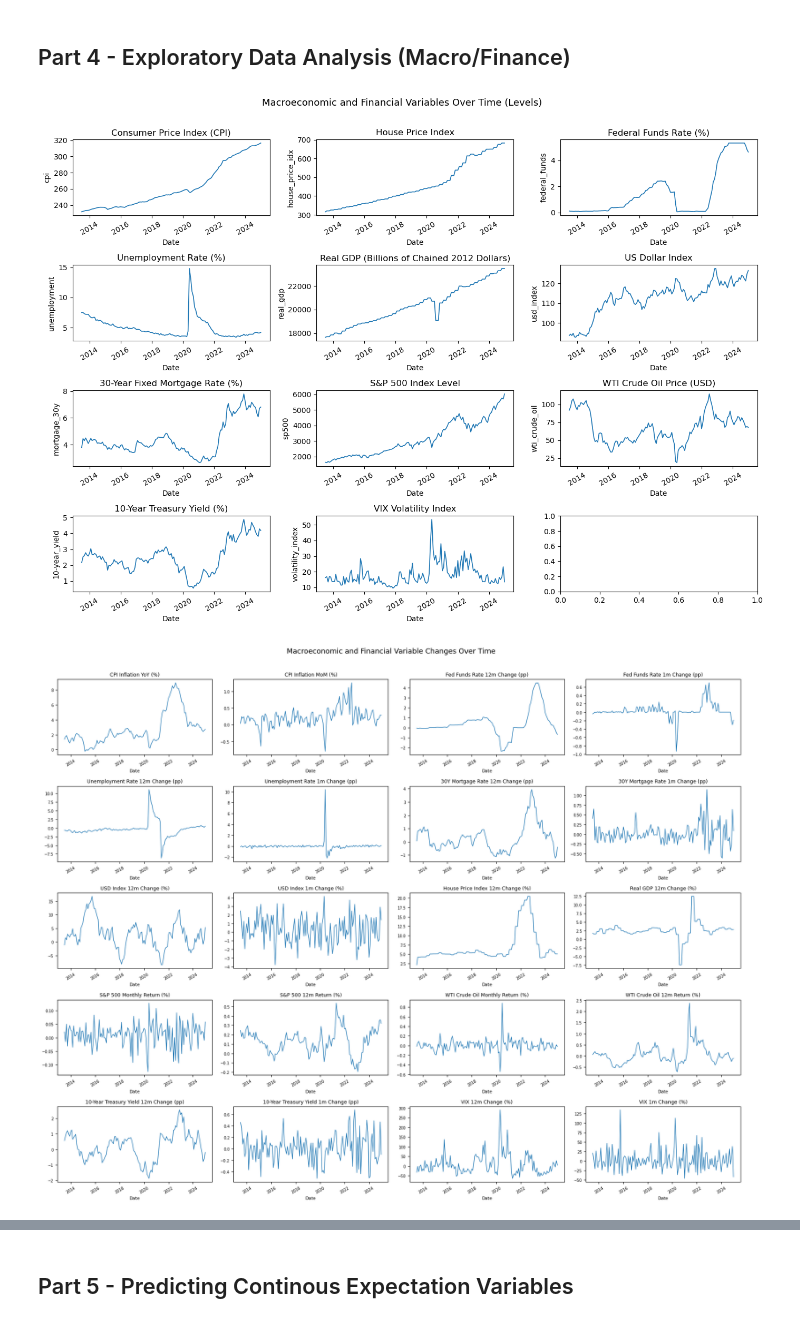
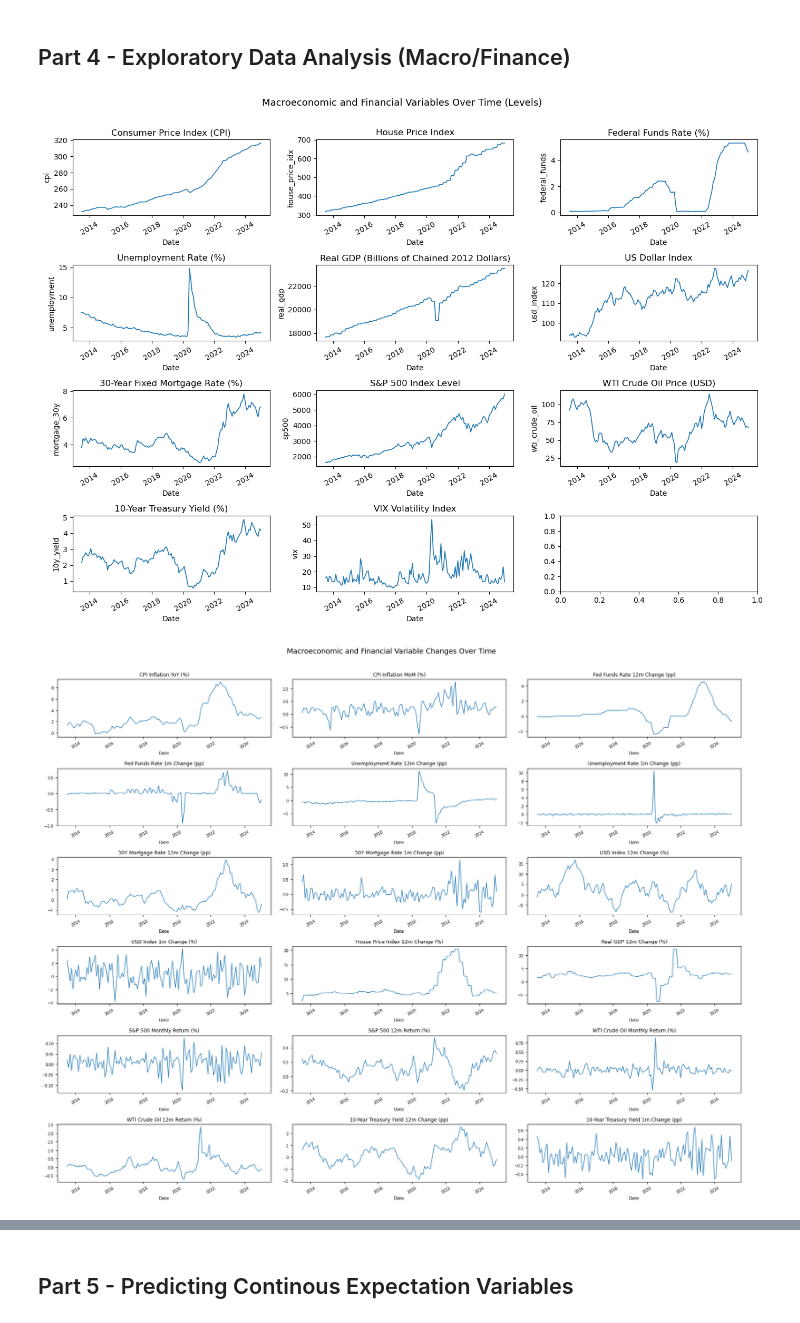
Before and after one commit to MHS17-NHH/FIE463-V26, a Jupyter notebook: data/solution.ipynb, the cells around one changed output, grey strips where cells are left out. Drawn from its saved outputs; the diff is of its cells as text; code cells hidden in the pictures.

```diff
--- a/data/solution.ipynb
+++ b/data/solution.ipynb
@@ -218,3 +219,11 @@ for col, raw in yahoo_series.items():
 
 # Concatenate all monthly resampled dataframes into a single DataFrame
 yahoo_all = pd.concat(yahoo_m, axis=1)
+
+# Limit date range to match the SCE survey period
+yahoo_all = yahoo_all.loc[
+    (yahoo_all.index >= sce["date"].min()) &
+    (yahoo_all.index <= sce["date"].max())
+]
+
+display(yahoo_all.head())
@@ -345,31 +377,27 @@ plt.show()
 [figure]
 # %%
 # Step 2 - Time series plots of the key expectation variables (monthly averages) to visualize trends and cycles
+# Compute monthly means for the expectation variables using the month-end date key (date_me) to group by month
 monthly_means = (
     sce_data
-    .groupby(pd.Grouper(key='date', freq='ME'))[['infl_1y', 'house_price_change', 'prob_unrate_up', 'prob_stocks_up']]
+    .groupby(pd.Grouper(key='date', freq='ME'))[COLS_EXPECTATIONS]
     .mean()
 )
 
+# Create a 2x2 grid of subplots for the expectation variables
 fig, axes = plt.subplots(2, 2, figsize=(14, 8))
 
-ts_vars = [
-    ('infl_1y',           'Expected Inflation (1-year ahead, %)'),
-    ('house_price_change', 'Expected House Price Change (%)'),
-    ('prob_unrate_up',    'Probability Unemployment Goes Up (%)'),
-    ('prob_stocks_up',    'Probability Stocks Go Up (%)'),
-]
-
-for ax, (col, title) in zip(axes.flat, ts_vars):
+# Loop through the variables and create time series plots (Variables and titles defined in the previous step as plot_vars)
+for ax, (col, title) in zip(axes.flat, plot_vars):
     ax.plot(monthly_means.index, monthly_means[col], linewidth=1.2)
     ax.set_title(title)
     ax.set_xlabel('Date')
     ax.set_ylabel('Mean response')
     ax.tick_params(axis='x', rotation=30)
 
+# Final adjustments and show the plot
 fig.suptitle('Survey of Consumer Expectations — Monthly Averages', fontsize=13, y=1.01)
-plt.tight_layout()
-plt.show()
+_ = plt.tight_layout()
 # %% [output]
 [figure]
 # %%
@@ -437,8 +465,8 @@ macro_vars = [
     ('mortgage_30y', '30-Year Fixed Mortgage Rate (%)'),
     ('sp500', 'S&P 500 Index Level'),
     ('wti_crude_oil', 'WTI Crude Oil Price (USD)'),
-    ('10-year_yield', '10-Year Treasury Yield (%)'),
-    ('volatility_index', 'VIX Volatility Index'),
+    ('10y_yield', '10-Year Treasury Yield (%)'),
+    ('vix', 'VIX Volatility Index'),
 ]
 
 # Initialize a 3x3 grid of subplots for the macro/finance variables
@@ -452,50 +480,51 @@ for ax, (col, title) in zip(axes.flat, macro_vars):
     ax.set_ylabel(col)
     ax.tick_params(axis='x', rotation=30)
 
+# Final adjustments and show the plot
 fig.suptitle('Macroeconomic and Financial Variables Over Time (Levels)', fontsize=13, y=1.01)
-
 _ = plt.tight_layout()
 # %% [output]
-[figure, old version]
+[figure, new version]
 # %%
 # Step 2 - Plot macro/finance variables in relative/absolute changes over time
+# Variables to plot with their corresponding titles (Defined as 12-month and 1-month changes in the previous steps)
 macro_vars_changes = [
     ('cpi_chg12m',             'CPI Inflation YoY (%)'),
     ('cpi_chg1m',              'CPI Inflation MoM (%)'),
     ('federal_funds_chg12m',   'Fed Funds Rate 12m Change (pp)'),
     ('federal_funds_chg1m',    'Fed Funds Rate 1m Change (pp)'),
     ('unemployment_chg12m',    'Unemployment Rate 12m Change (pp)'),
     ('unemployment_chg1m',     'Unemployment Rate 1m Change (pp)'),
     ('mortgage_30y_chg12m',    '30Y Mortgage Rate 12m Change (pp)'),
     ('mortgage_30y_chg1m',     '30Y Mortgage Rate 1m Change (pp)'),
     ('usd_index_chg12m',       'USD Index 12m Change (%)'),
     ('usd_index_chg1m',        'USD Index 1m Change (%)'),
     ('house_price_idx_chg12m', 'House Price Index 12m Change (%)'),
     ('real_gdp_chg12m',        'Real GDP 12m Change (%)'),
     ('sp500_ret',              'S&P 500 Monthly Return (%)'),
     ('sp500_ret_12m',          'S&P 500 12m Return (%)'),
     ('wti_crude_oil_ret',      'WTI Crude Oil Monthly Return (%)'),
     ('wti_crude_oil_ret_12m',  'WTI Crude Oil 12m Return (%)'),
-    ('10-year_yield_chg12m',   '10-Year Treasury Yield 12m Change (pp)'),
-    ('10-year_yield_chg1m',    '10-Year Treasury Yield 1m Change (pp)'),
-    ('volatility_index_chg12m', 'VIX 12m Change (%)'),
-    ('volatility_index_chg1m',  'VIX 1m Change (%)'),
+    ('10y_yield_chg12m',   '10-Year Treasury Yield 12m Change (pp)'),
+    ('10y_yield_chg1m',    '10-Year Treasury Yield 1m Change (pp)')
 ]
 
-fig, axes = plt.subplots(5, 4, figsize=(18, 14))
+# Initialize a 6x3 grid of subplots for the macro/finance variables in changes
+fig, axes = plt.subplots(6, 3, figsize=(18, 14))
 
+# Loop through the macro and finance variables in changes and plot each one in a separate subplot
 for ax, (col, title) in zip(axes.flat, macro_vars_changes):
     ax.plot(macro_all.index, macro_all[col], linewidth=1.0)
     ax.set_title(title, fontsize=9)
     ax.set_xlabel('Date', fontsize=8)
     ax.tick_params(axis='x', rotation=30, labelsize=7)
     ax.tick_params(axis='y', labelsize=7)
 
+# Final adjustments and show the plot
 fig.suptitle('Macroeconomic and Financial Variable Changes Over Time', fontsize=13, y=1.01)
-
 _ = plt.tight_layout()
 # %% [output]
-[figure, old version]
+[figure, new version]
 # %%
 # Step 3 - Correlation between macro/finance variables and expectations variables
 MACRO_COLS = [c for c in sce_data.columns if c not in
```
Also changed, not shown: parts of 9 cells of this notebook.
